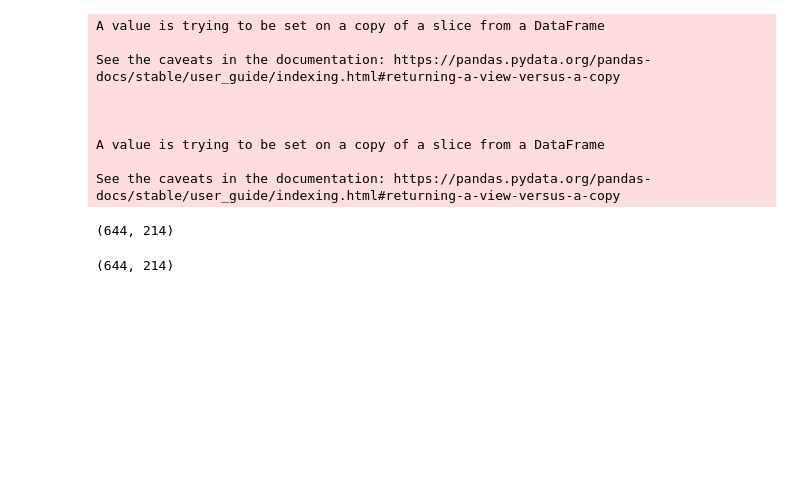
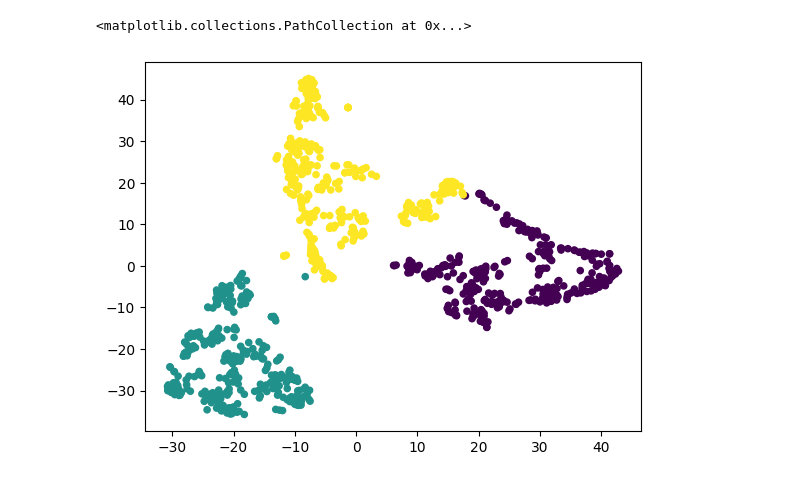
Before and after one commit to enggiqbal/MPSE-TSNE, a Jupyter notebook: data_convert.ipynb, the cells around one changed output. Saved outputs shown, nothing was run; the diff lists cells and outputs as text; code cells hidden in the pictures; blank space fills up the shorter version.

```diff
--- a/data_convert.ipynb
+++ b/data_convert.ipynb
@@ -127,24 +35,10 @@ The default learning rate in TSNE will change from 200.0 to 'auto' in 1.2.
-# %%
-df = pd.read_csv('molecules.csv')
-df["log(IGC50-1)"].loc[df["log(IGC50-1)"] <= 0] = 0
-df["log(IGC50-1)"].loc[df["log(IGC50-1)"] > 0] = 1
-X = df.drop(["mol_id", "log(IGC50-1)"],axis=1).to_numpy()
-X = np.delete(X,np.where(X.max(axis=0) == 0)[0],axis=1)
-X /= X.max(axis=0)
-X.shape
-# %% [output]
-A value is trying to be set on a copy of a slice from a DataFrame
-
-See the caveats in the documentation: https://pandas.pydata.org/pandas-docs/stable/user_guide/indexing.html#returning-a-view-versus-a-copy
-
-
-
-A value is trying to be set on a copy of a slice from a DataFrame
-
-See the caveats in the documentation: https://pandas.pydata.org/pandas-docs/stable/user_guide/indexing.html#returning-a-view-versus-a-copy
-(644, 214)
-# %%
-X.shape
-# %% [output]
-(644, 214)
+# %%
+from sklearn.cluster import KMeans
+C = KMeans(n_clusters=3).fit_predict(Y) #TSNE projection
+#C = KMeans(n_clusters=3).fit_predict(X / np.max(X)) #High dimensional space
+
+pylab.scatter(Y[:,0],Y[:,1],20,C)
+# %% [output]
+<matplotlib.collections.PathCollection at 0x...>
+[figure, added]
 # %%
```
Also changed, not shown: parts of 23 cells of this notebook, 17 other files.
